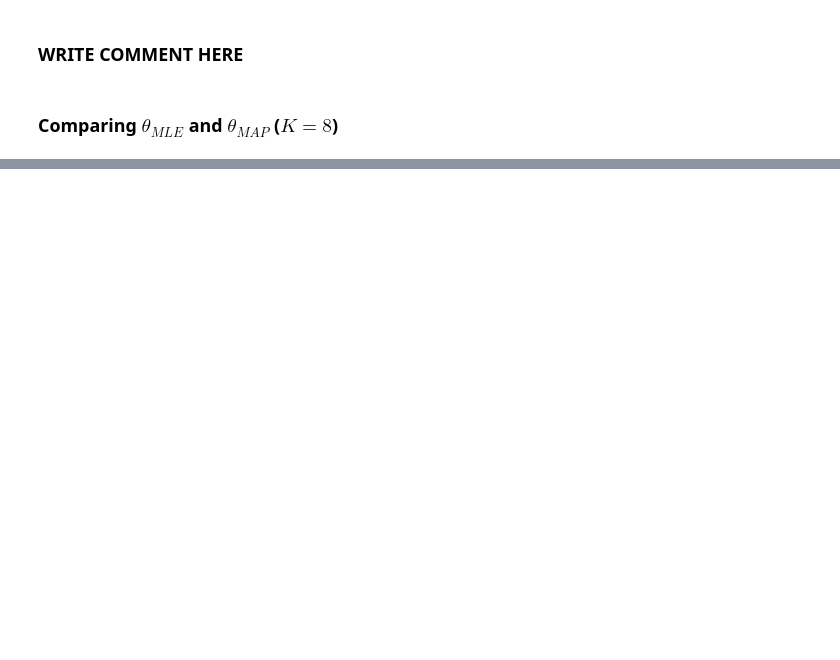
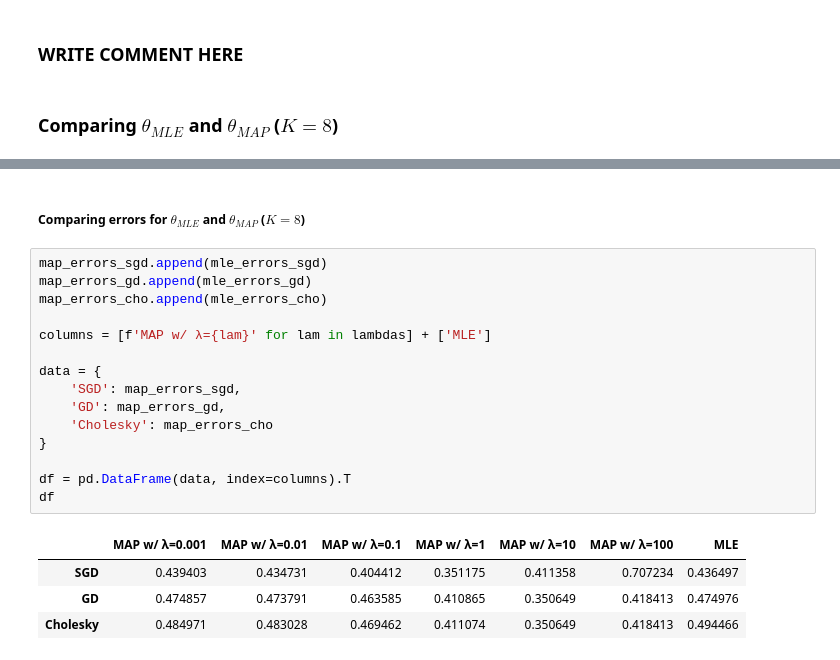
Before and after one commit to AngeloGalav/statistical-and-mathematical-methods, a Jupyter notebook: hw4/mle_map.ipynb, the cells around one changed output, grey strips where cells are left out. Saved outputs shown, nothing was run; the diff lists cells and outputs as text; blank space fills up the shorter version.

```diff
--- a/hw4/mle_map.ipynb
+++ b/hw4/mle_map.ipynb
@@ -454,0 +466,22 @@ plt.show()
+# %% [markdown]
+##### Comparing errors for $\theta_{MLE}$ and $\theta_{MAP}$ ($K=8$)
+# %%
+map_errors_sgd.append(mle_errors_sgd)
+map_errors_gd.append(mle_errors_gd)
+map_errors_cho.append(mle_errors_cho)
+
+columns = [f'MAP w/ λ={lam}' for lam in lambdas] + ['MLE']
+
+data = {
+    'SGD': map_errors_sgd,
+    'GD': map_errors_gd,
+    'Cholesky': map_errors_cho
+}
+
+df = pd.DataFrame(data, index=columns).T
+df
+# %% [output]
+|  | MAP w/ λ=0.001 | MAP w/ λ=0.01 | MAP w/ λ=0.1 | MAP w/ λ=1 | MAP w/ λ=10 | MAP w/ λ=100 | MLE |
+| SGD | 0.439403 | 0.434731 | 0.404412 | 0.351175 | 0.411358 | 0.707234 | 0.436497 |
+| GD | 0.474857 | 0.473791 | 0.463585 | 0.410865 | 0.350649 | 0.418413 | 0.474976 |
+| Cholesky | 0.484971 | 0.483028 | 0.469462 | 0.411074 | 0.350649 | 0.418413 | 0.494466 |
```
Also changed, not shown: parts of 6 cells of this notebook, 1 other file.
